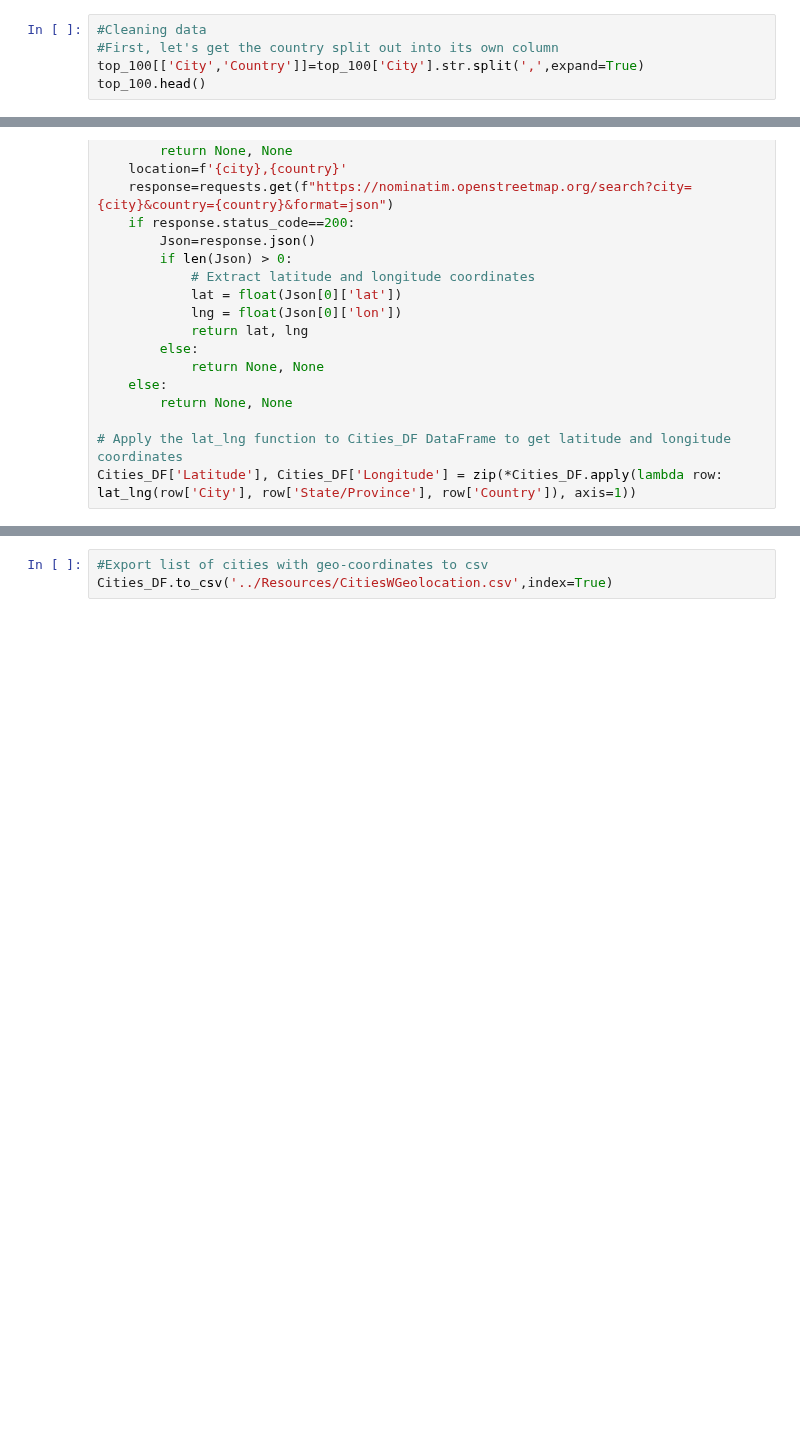
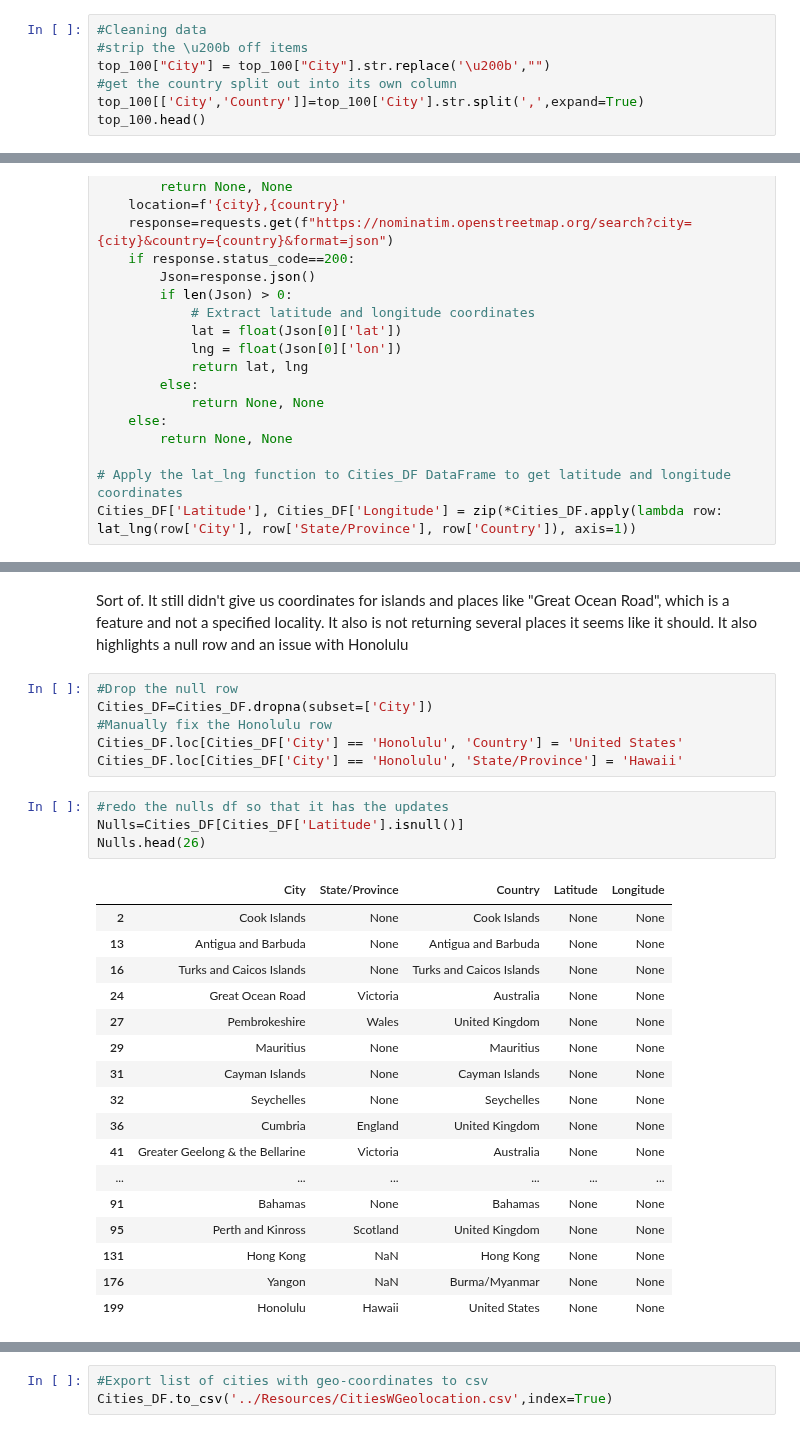
Before and after one commit to mugsiemx/honeymoon-dashboard, a Jupyter notebook: API_Calls/Localities.ipynb, the cells around one changed output, grey strips where cells are left out. Cells and saved outputs as stored; diff of their text form; blank space fills up the shorter version.

```diff
--- a/API_Calls/Localities.ipynb
+++ b/API_Calls/Localities.ipynb
@@ -92,7 +94,9 @@ top_100.head(5)
 | 4 | Newcastle Upon TyneEngland, Unite... |
 # %%
 #Cleaning data
-#First, let's get the country split out into its own column
+#strip the \u200b off items
+top_100["City"] = top_100["City"].str.replace('\u200b',"")
+#get the country split out into its own column
 top_100[['City','Country']]=top_100['City'].str.split(',',expand=True)
 top_100.head()
 # %% [output]
@@ -368,3 +362,34 @@ Nulls.head(30)
 | 131 | Hong Kong | NaN | Hong Kong | None | None |
 | 176 | Yangon | NaN | Burma/Myanmar | None | None |
 | 199 | Honolulu | NaN | Hawaii | None | None |
+# %% [markdown]
+Sort of. It still didn't give us coordinates for islands and places like "Great Ocean Road", which is a feature and not
+a specified locality. It also is not returning several places it seems like it should. It also highlights a null row and an issue with Honolulu
+# %%
+#Drop the null row
+Cities_DF=Cities_DF.dropna(subset=['City'])
+#Manually fix the Honolulu row
+Cities_DF.loc[Cities_DF['City'] == 'Honolulu', 'Country'] = 'United States'
+Cities_DF.loc[Cities_DF['City'] == 'Honolulu', 'State/Province'] = 'Hawaii'
+# %%
+#redo the nulls df so that it has the updates
+Nulls=Cities_DF[Cities_DF['Latitude'].isnull()]
+Nulls.head(26)
+# %% [output]
+|  | City | State/Province | Country | Latitude | Longitude |
+| 2 | Cook Islands | None | Cook Islands | None | None |
+| 13 | Antigua and Barbuda | None | Antigua and Barbuda | None | None |
+| 16 | Turks and Caicos Islands | None | Turks and Caicos Islands | None | None |
+| 24 | Great Ocean Road | Victoria | Australia | None | None |
+| 27 | Pembrokeshire | Wales | United Kingdom | None | None |
+| 29 | Mauritius | None | Mauritius | None | None |
+| 31 | Cayman Islands | None | Cayman Islands | None | None |
+| 32 | Seychelles | None | Seychelles | None | None |
+| 36 | Cumbria | England | United Kingdom | None | None |
+| 41 | Greater Geelong & the Bellarine | Victoria | Australia | None | None |
+| ... | ... | ... | ... | ... | ... |
+| 91 | Bahamas | None | Bahamas | None | None |
+| 95 | Perth and Kinross | Scotland | United Kingdom | None | None |
+| 131 | Hong Kong | NaN | Hong Kong | None | None |
+| 176 | Yangon | NaN | Burma/Myanmar | None | None |
+| 199 | Honolulu | Hawaii | United States | None | None |
```
Also changed, not shown: parts of 30 cells of this notebook, 7 other files.
